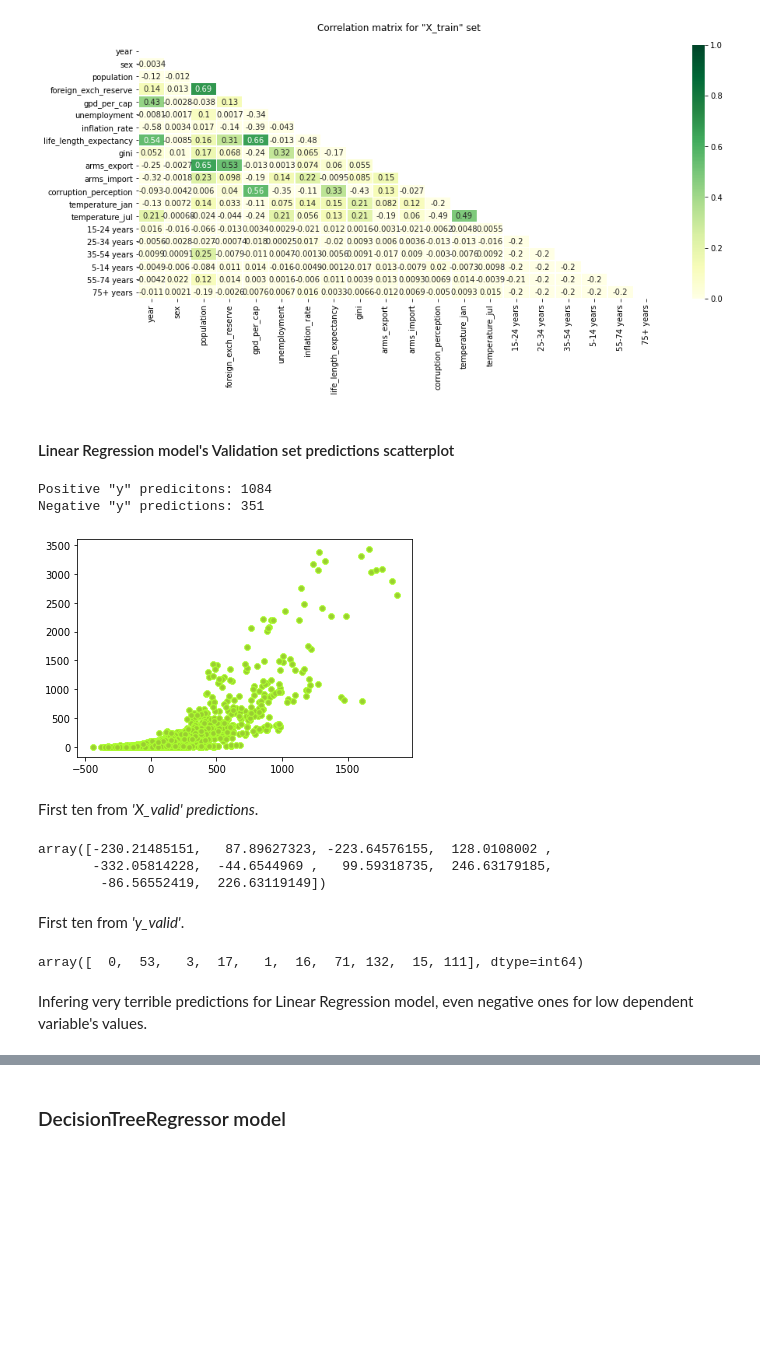
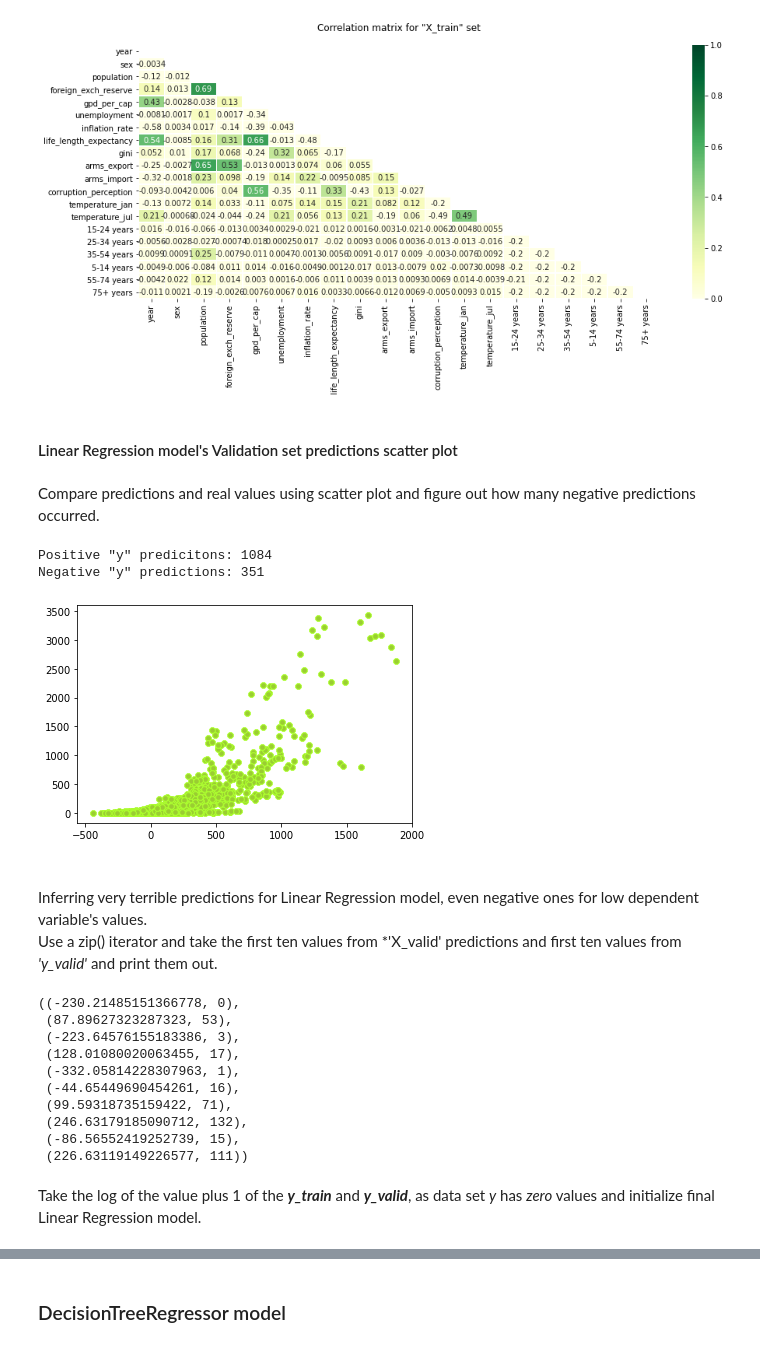
Before and after one commit to unkind58/Project_WHO_suicide_statistics_predictions, a Jupyter notebook: WHO_suicide_statistics_predictions.ipynb, the cells around one changed output, grey strips where cells are left out. Drawn from its saved outputs; the diff is of its cells as text; code cells hidden in the pictures; blank space fills up the shorter version.

```diff
--- a/WHO_suicide_statistics_predictions.ipynb
+++ b/WHO_suicide_statistics_predictions.ipynb
@@ -419,29 +434,33 @@ plt.show()
 # %% [output]
 [figure]
 # %% [markdown]
-#### Linear Regression model's Validation set predictions scatterplot
+#### Linear Regression model's Validation set predictions scatter plot
+# %% [markdown]
+Compare predictions and real values using scatter plot and figure out how many negative predictions occurred.
 # %%
 plt.scatter(regr.predict(X_valid),y_valid.to_numpy(),color='greenyellow', marker='8',facecolor='yellowgreen')
+plt.xticks(list(range(-500,2200,500)))
 preds_lin = regr.predict(X_valid)
 print(f'Positive "y" predicitons: {preds_lin[preds_lin>=0].size}')
 print(f'Negative "y" predictions: {preds_lin[preds_lin<0].size}')
 # %% [output]
 Positive "y" predicitons: 1084
 Negative "y" predictions: 351
-[figure, old version]
+[figure, new version]
-# %% [markdown]
-First ten from *'X_valid' predictions*.
-# %%
-regr.predict(X_valid)[:10]
-# %% [output]
-array([-230.21485151,   87.89627323, -223.64576155,  128.0108002 ,
-       -332.05814228,  -44.6544969 ,   99.59318735,  246.63179185,
-        -86.56552419,  226.63119149])
-# %% [markdown]
-First ten from *'y_valid'*.
-# %%
-y_valid.to_numpy()[:10]
-# %% [output]
-array([  0,  53,   3,  17,   1,  16,  71, 132,  15, 111], dtype=int64)
 # %% [markdown]
-Infering very terrible predictions for Linear Regression model, even negative ones for low dependent variable's values.
+<br>Inferring very terrible predictions for Linear Regression model, even negative ones for low dependent variable's values.</br> <br>Use a zip() iterator and take the first ten values from *'X_valid' predictions and first ten values from *'y_valid'* and print them out.</br>
+# %%
+pprint(tuple(zip(list(regr.predict(X_valid)[:10]),(list(y_valid.to_numpy()[:10])))))
+# %% [output]
+((-230.21485151366778, 0),
+ (87.89627323287323, 53),
+ (-223.64576155183386, 3),
+ (128.01080020063455, 17),
+ (-332.05814228307963, 1),
+ (-44.65449690454261, 16),
+ (99.59318735159422, 71),
+ (246.63179185090712, 132),
+ (-86.56552419252739, 15),
+ (226.63119149226577, 111))
+# %% [markdown]
+Take the log of the value plus 1 of the ***y_train*** and ***y_valid***, as data set *y* has *zero* values and initialize final Linear Regression model.
```
Also changed, not shown: parts of 42 cells of this notebook.
